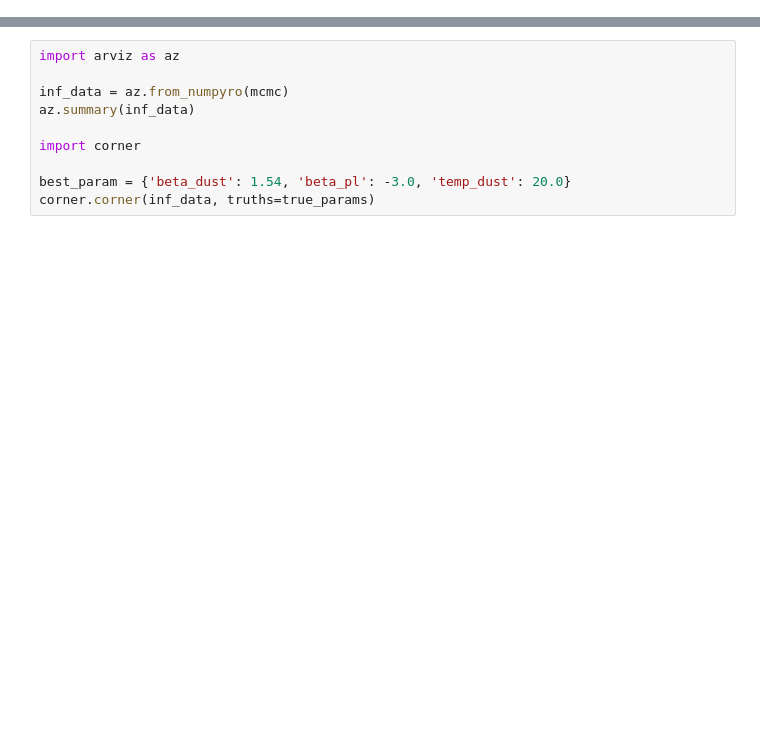
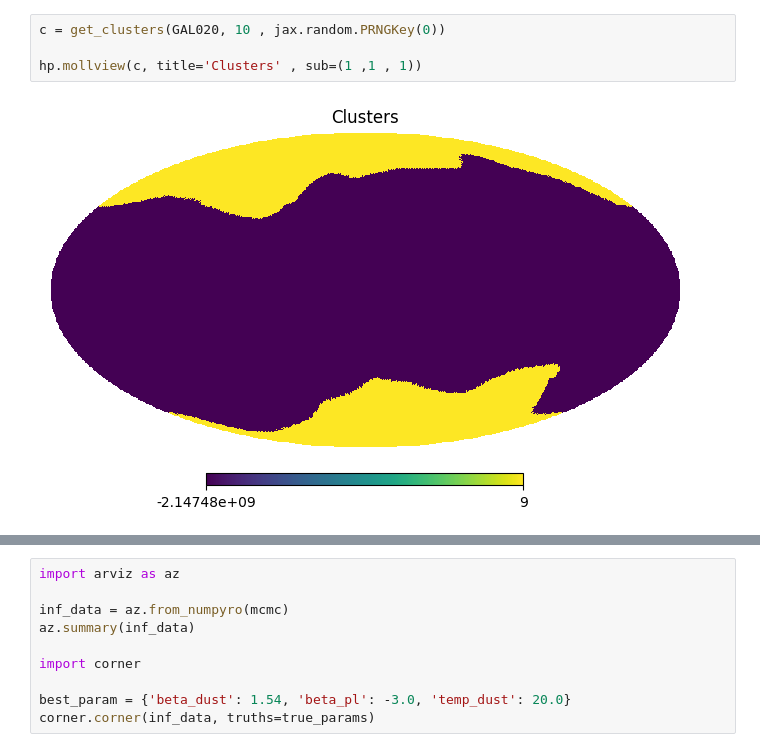
Before and after one commit to CMBSciPol/furax, a Jupyter notebook: examples/comp_sep/03_Clustering.ipynb, the cells around one changed output, grey strips where cells are left out. Saved outputs shown, nothing was run; the diff lists cells and outputs as text; blank space fills up the shorter version.

```diff
--- a/examples/comp_sep/03_Clustering.ipynb
+++ b/examples/comp_sep/03_Clustering.ipynb
@@ -1040,0 +66,6 @@ mcmc.print_summary()
+# %%
+c = get_clusters(GAL020, 10 , jax.random.PRNGKey(0))
+
+hp.mollview(c, title='Clusters' , sub=(1 ,1 , 1))
+# %% [output]
+[figure, added]
```
Also changed, not shown: parts of 79 cells of this notebook, 9 other files.
